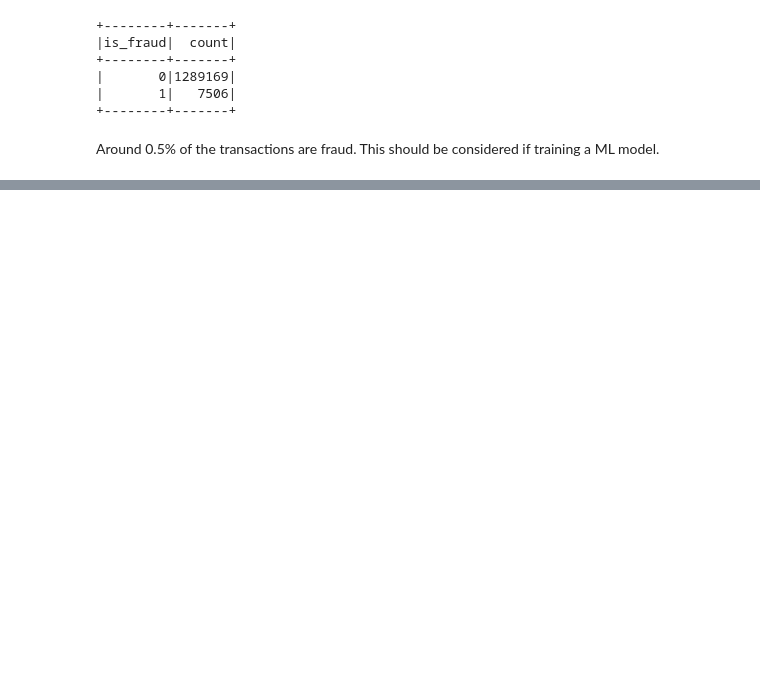
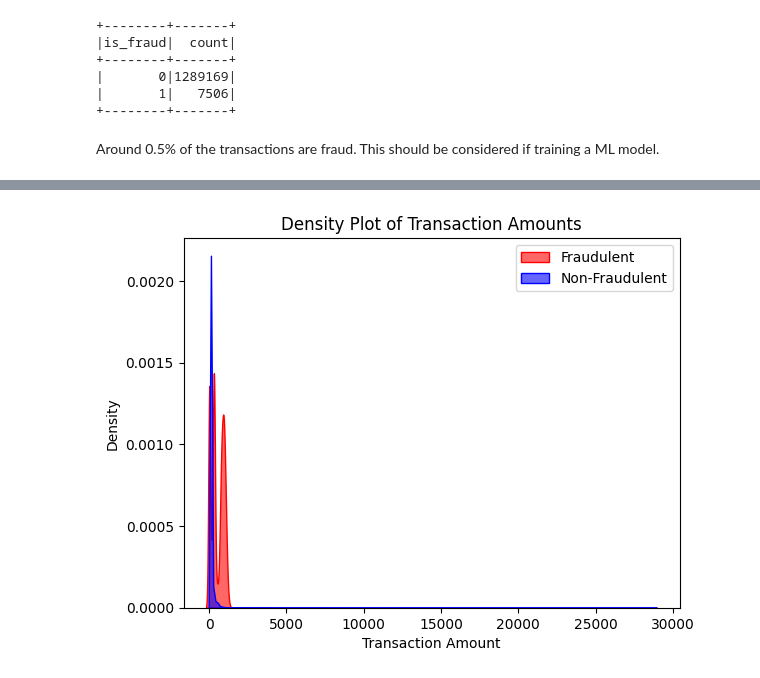
Before and after one commit to ApostropheArif/paynet-analyse-cc-data, a Jupyter notebook: src/EDA.ipynb, the cells around one changed output, grey strips where cells are left out. Cells and saved outputs as stored; diff of their text form; code cells hidden in the pictures; blank space fills up the shorter version.

```diff
--- a/src/EDA.ipynb
+++ b/src/EDA.ipynb
@@ -575,3 +596,7 @@ cc_data.groupby('is_fraud').count().show()
 +--------+-------+
 # %% [markdown]
 Around 0.5% of the transactions are fraud. This should be considered if training a ML model.
+# %%
+normal_transactions = cleansed_cc_data.filter(col('is_fraud') == 0)
+fraud_transactions = cleansed_cc_data.filter(col('is_fraud') == 1)
+fraud_transactions.limit(10).show(truncate=False)
@@ -577,0 +695,18 @@ Around 0.5% of the transactions are fraud. This should be considered if training
+# %%
+# Step 1: Filter Data by Fraudulent and Non-Fraudulent Transactions
+fraud_transactions_amount = fraud_transactions.select("amount").toPandas()
+normal_transactions_amount = normal_transactions.select("amount").toPandas()
+
+# Step 2: Extract Amounts for Plotting
+fraud_transactions_amount = fraud_transactions_amount["amount"]
+normal_transactions_amount = normal_transactions_amount["amount"]
+
+sns.kdeplot(fraud_transactions_amount, color="red", label="Fraudulent", fill=True, alpha=0.6)
+sns.kdeplot(normal_transactions_amount, color="blue", label="Non-Fraudulent", fill=True, alpha=0.6)
+plt.title("Density Plot of Transaction Amounts")
+plt.xlabel("Transaction Amount")
+plt.ylabel("Density")
+plt.legend()
+plt.show()
+# %% [output]
+[figure, added]
```
Also changed, not shown: parts of 36 cells of this notebook.
